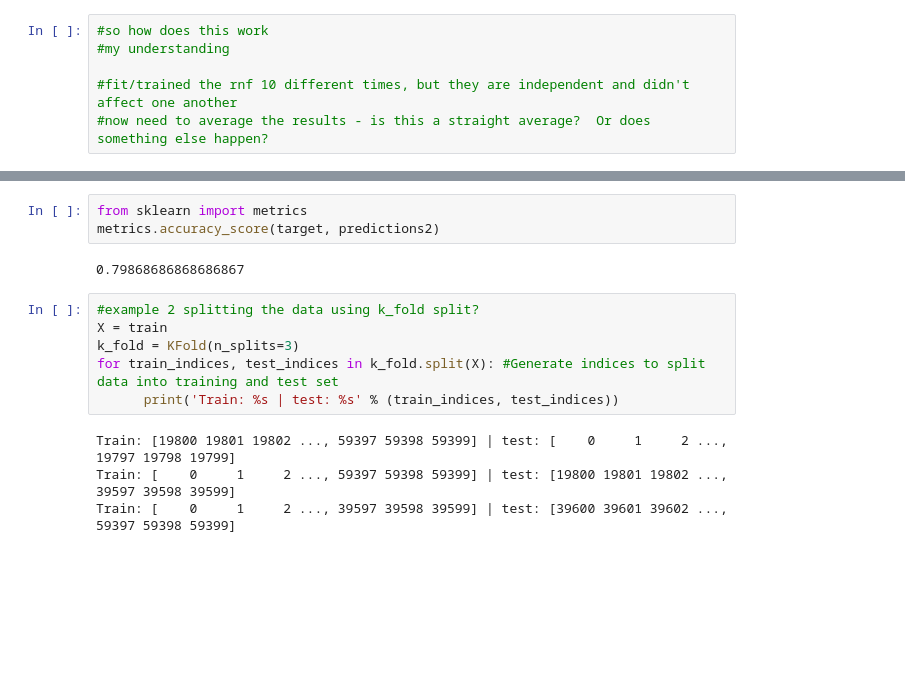
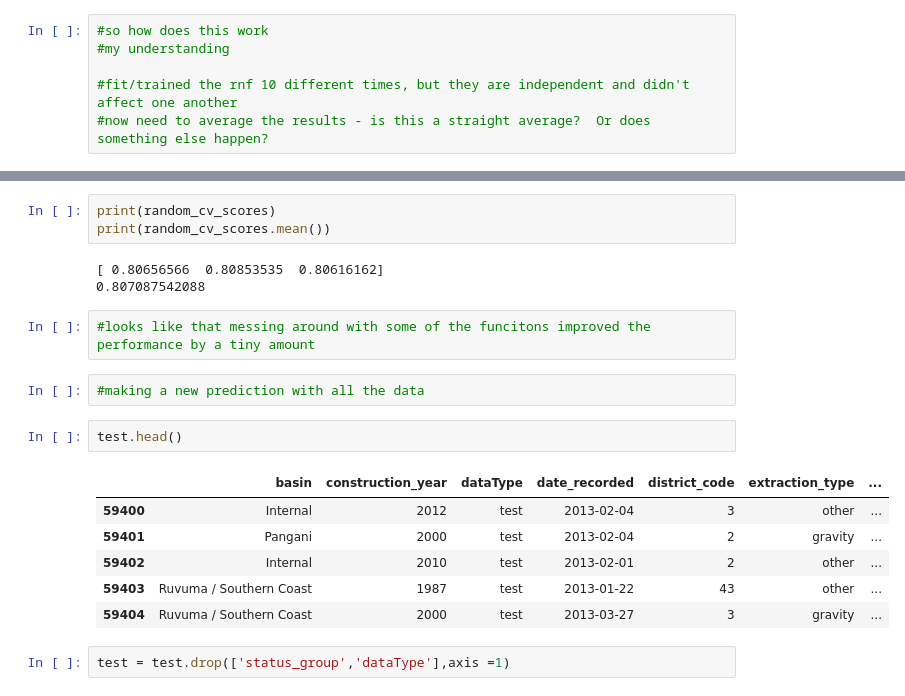
Before and after one commit to JohnErnestBonanno/WaterPump, a Jupyter notebook: Modeling_WaterPump.ipynb, the cells around one changed output, grey strips where cells are left out. Drawn from its saved outputs; the diff is of its cells as text; blank space fills up the shorter version.

Commit message:
Make RNF prediction

```diff
--- a/Modeling_WaterPump.ipynb
+++ b/Modeling_WaterPump.ipynb
@@ -237,15 +346,21 @@ predictions2 = cross_val_predict(clf_rnf,train,target,cv=10)
-# %%
-from sklearn import metrics
-metrics.accuracy_score(target, predictions2)
-# %% [output]
-0.79868686868686867
-# %%
-#example 2 splitting the data using k_fold split?
-X = train
-k_fold = KFold(n_splits=3)
-for train_indices, test_indices in k_fold.split(X): #Generate indices to split data into training and test set
-      print('Train: %s | test: %s' % (train_indices, test_indices))
-# %% [output]
-Train: [19800 19801 19802 ..., 59397 59398 59399] | test: [    0     1     2 ..., 19797 19798 19799]
-Train: [    0     1     2 ..., 59397 59398 59399] | test: [19800 19801 19802 ..., 39597 39598 39599]
-Train: [    0     1     2 ..., 39597 39598 39599] | test: [39600 39601 39602 ..., 59397 59398 59399]
+# %%
+print(random_cv_scores)
+print(random_cv_scores.mean())
+# %% [output]
+[ 0.80656566  0.80853535  0.80616162]
+0.807087542088
+# %%
+#looks like that messing around with some of the funcitons improved the performance by a tiny amount
+# %%
+#making a new prediction with all the data
+# %%
+test.head()
+# %% [output]
+|  | basin | construction_year | dataType | date_recorded | district_code | extraction_type | ... |
+| 59400 | Internal | 2012 | test | 2013-02-04 | 3 | other | ... |
+| 59401 | Pangani | 2000 | test | 2013-02-04 | 2 | gravity | ... |
+| 59402 | Internal | 2010 | test | 2013-02-01 | 2 | other | ... |
+| 59403 | Ruvuma / Southern Coast | 1987 | test | 2013-01-22 | 43 | other | ... |
+| 59404 | Ruvuma / Southern Coast | 2000 | test | 2013-03-27 | 3 | gravity | ... |
+# %%
+test = test.drop(['status_group','dataType'],axis =1)
```
Also changed, not shown: parts of 48 cells of this notebook, 1 other file.
